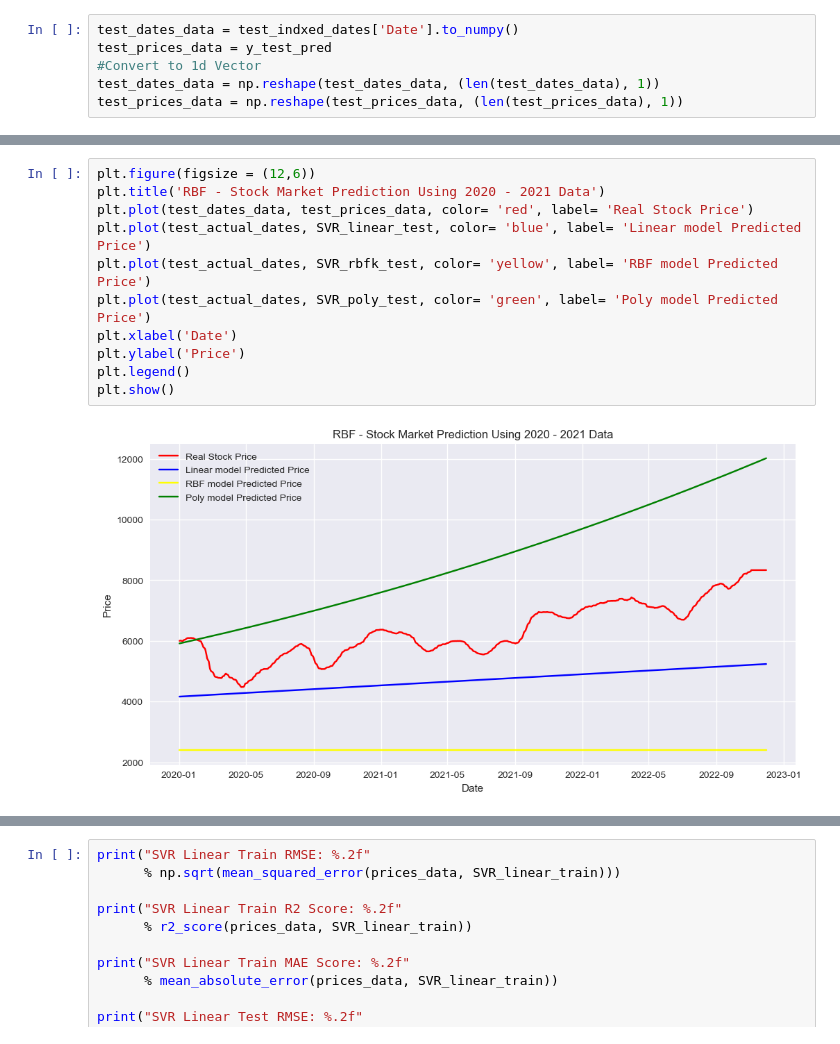
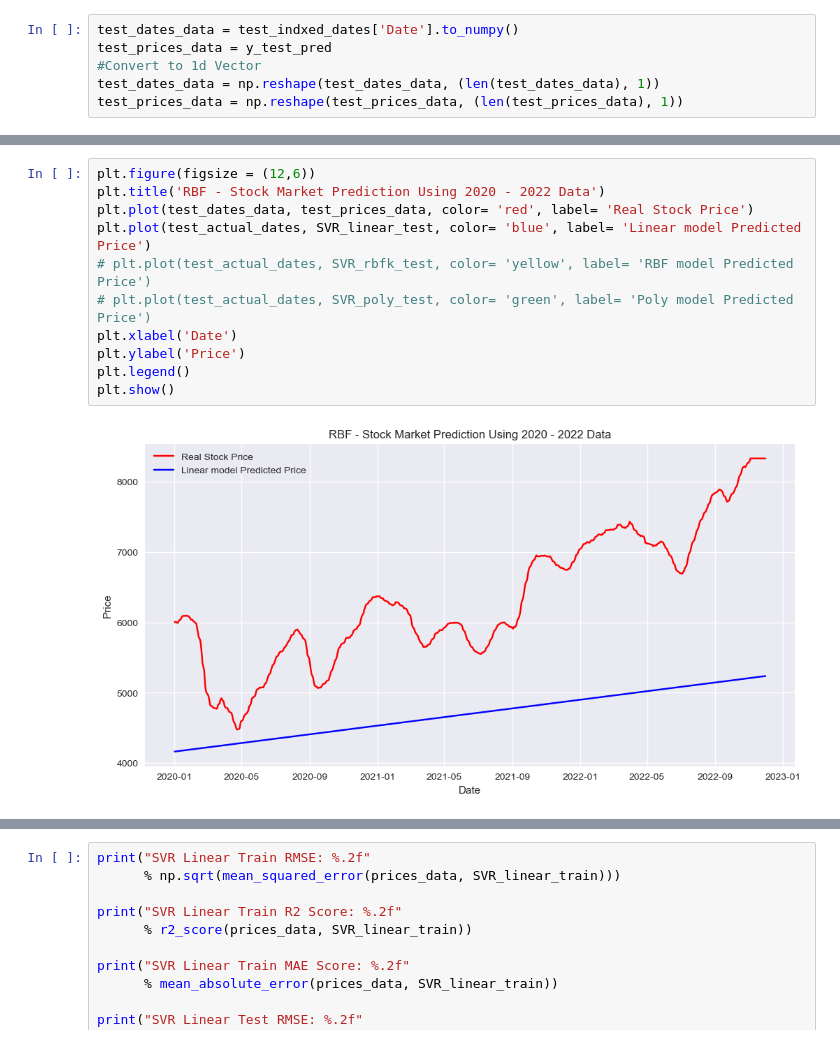
Before and after one commit to minseo0718/DS340W-Research, a Jupyter notebook: Stock_Market_Prediction_MA+SVM.ipynb, the cells around one changed output, grey strips where cells are left out. Saved outputs shown, nothing was run; the diff lists cells and outputs as text.

```diff
--- a/Stock_Market_Prediction_MA+SVM.ipynb
+++ b/Stock_Market_Prediction_MA+SVM.ipynb
@@ -562,16 +562,16 @@ array([ 5914.37775114,  5918.46155534,  5930.72946555,  5934.82427171,
 # %%
 plt.figure(figsize = (12,6))
-plt.title('RBF - Stock Market Prediction Using 2020 - 2021 Data')
+plt.title('RBF - Stock Market Prediction Using 2020 - 2022 Data')
 plt.plot(test_dates_data, test_prices_data, color= 'red', label= 'Real Stock Price')
 plt.plot(test_actual_dates, SVR_linear_test, color= 'blue', label= 'Linear model Predicted Price')
-plt.plot(test_actual_dates, SVR_rbfk_test, color= 'yellow', label= 'RBF model Predicted Price')
-plt.plot(test_actual_dates, SVR_poly_test, color= 'green', label= 'Poly model Predicted Price')
+# plt.plot(test_actual_dates, SVR_rbfk_test, color= 'yellow', label= 'RBF model Predicted Price')
+# plt.plot(test_actual_dates, SVR_poly_test, color= 'green', label= 'Poly model Predicted Price')
 plt.xlabel('Date')
 plt.ylabel('Price')
 plt.legend()
 plt.show()
 # %% [output]
-[figure, old version]
+[figure, new version]
 # %%
 from sklearn.metrics import r2_score
 from sklearn.metrics import mean_squared_error
```
Also changed, not shown: parts of 20 cells of this notebook, 1 other file.
